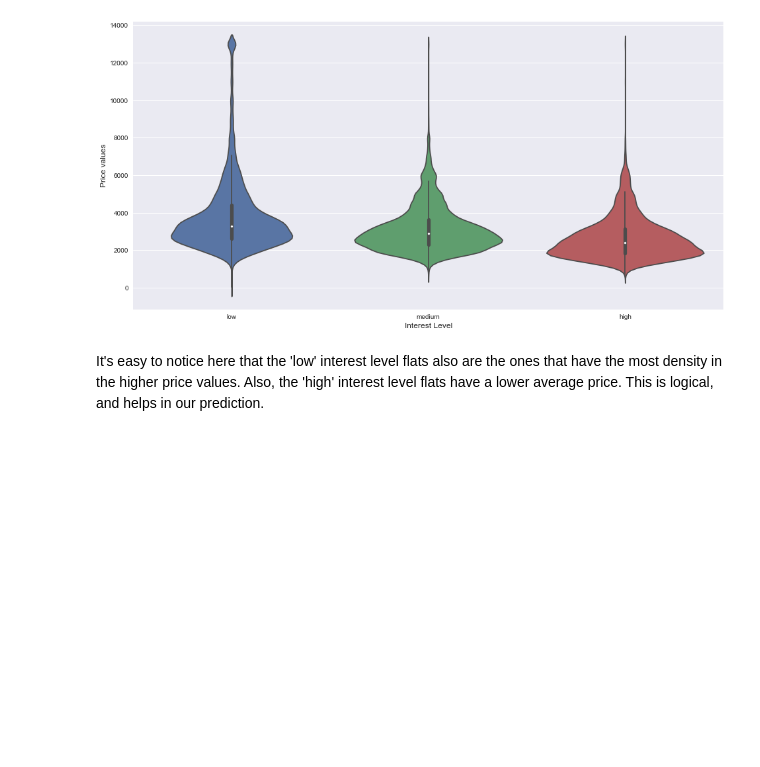
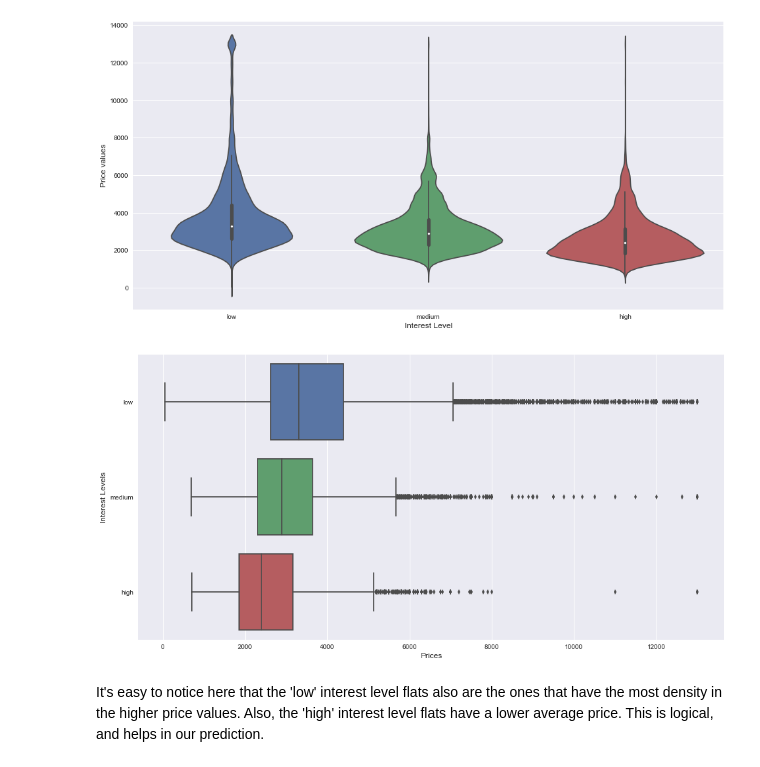
Before and after one commit to Justinon/Math-189-Case-Studies, a Jupyter notebook: Final (Kaggle)/RentalListings.ipynb, the cells around one changed output. Cells and saved outputs as stored; diff of their text form; code cells hidden in the pictures; blank space fills up the shorter version.

```diff
--- a/Final (Kaggle)/RentalListings.ipynb
+++ b/Final (Kaggle)/RentalListings.ipynb
@@ -87,6 +87,14 @@ plt.ylabel('Price values', fontsize=12)
 plt.show()
 # %% [output]
 [figure]
+# %%
+plt.figure(figsize=(16,8))
+sns.boxplot(x='price', y='interest_level', data=trainData, order=['low','medium','high'])
+plt.xlabel('Prices', fontsize=12)
+plt.ylabel('Interest Levels', fontsize=12)
+plt.show()
+# %% [output]
+[figure, added]
 # %% [markdown]
 It's easy to notice here that the 'low' interest level flats also are the ones that have the most density in the higher price values. Also, the 'high' interest level flats have a lower average price. This is logical, and helps in our prediction.
 # %% [markdown]
```
Also changed, not shown: parts of 9 cells of this notebook.
